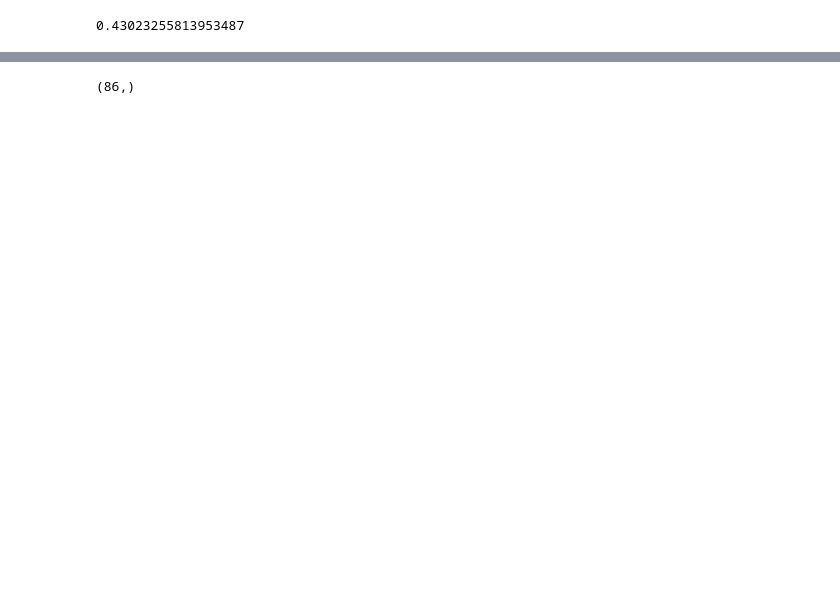
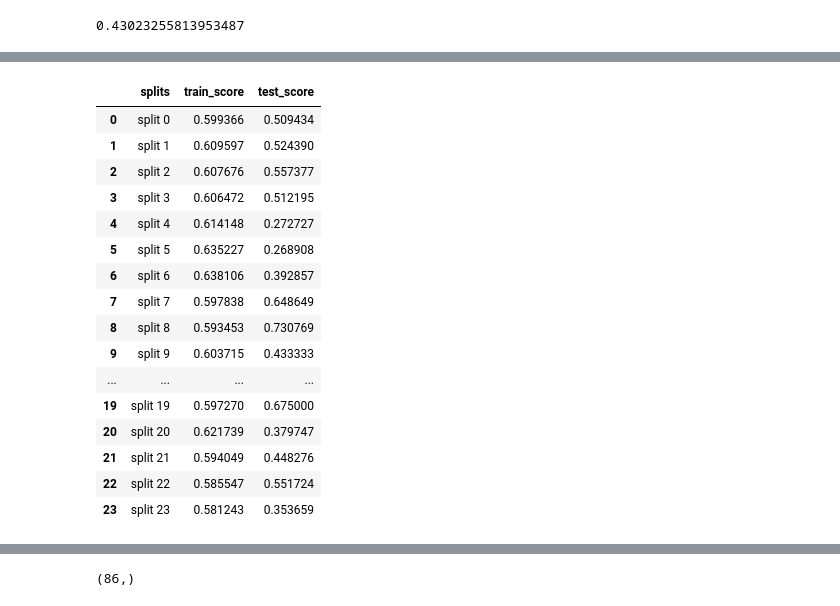
Before and after one commit to The-Deadly-Hyenas/Data-Classification, a Jupyter notebook: paul/kNN_explore.ipynb, the cells around one changed output, grey strips where cells are left out. Drawn from its saved outputs; the diff is of its cells as text; code cells hidden in the pictures; blank space fills up the shorter version.

```diff
--- a/paul/kNN_explore.ipynb
+++ b/paul/kNN_explore.ipynb
@@ -149,0 +171,30 @@ gs_cv.score(X_test[best_features], y_test)
+# %%
+splits = []
+split_score_train = []
+split_score_test = []
+for i in range(24):
+    splits.append(f"split {i}")
+    split_score_train.append(cv_results_nb[f"split{i}_train_score"].values[0])
+    split_score_test.append(cv_results_nb[f"split{i}_test_score"].values[0])
+
+dic = {"splits": splits, "train_score": split_score_train, "test_score": split_score_test}
+res_nb = pd.DataFrame.from_dict(dic)
+res_nb
+# %% [output]
+|  | splits | train_score | test_score |
+| 0 | split 0 | 0.599366 | 0.509434 |
+| 1 | split 1 | 0.609597 | 0.524390 |
+| 2 | split 2 | 0.607676 | 0.557377 |
+| 3 | split 3 | 0.606472 | 0.512195 |
+| 4 | split 4 | 0.614148 | 0.272727 |
+| 5 | split 5 | 0.635227 | 0.268908 |
+| 6 | split 6 | 0.638106 | 0.392857 |
+| 7 | split 7 | 0.597838 | 0.648649 |
+| 8 | split 8 | 0.593453 | 0.730769 |
+| 9 | split 9 | 0.603715 | 0.433333 |
+| ... | ... | ... | ... |
+| 19 | split 19 | 0.597270 | 0.675000 |
+| 20 | split 20 | 0.621739 | 0.379747 |
+| 21 | split 21 | 0.594049 | 0.448276 |
+| 22 | split 22 | 0.585547 | 0.551724 |
+| 23 | split 23 | 0.581243 | 0.353659 |
```
Also changed, not shown: parts of 17 cells of this notebook.
